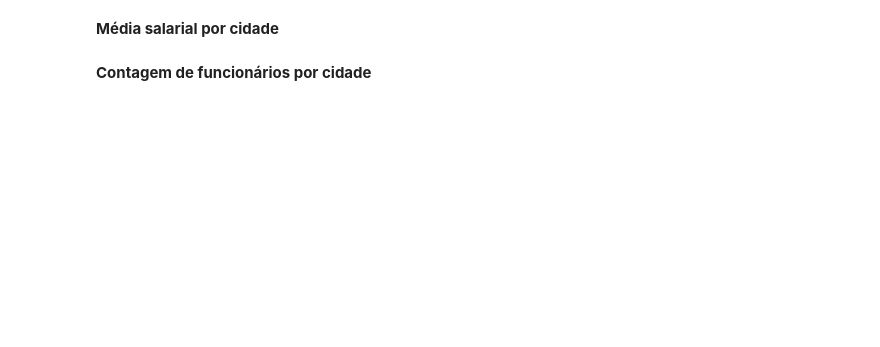
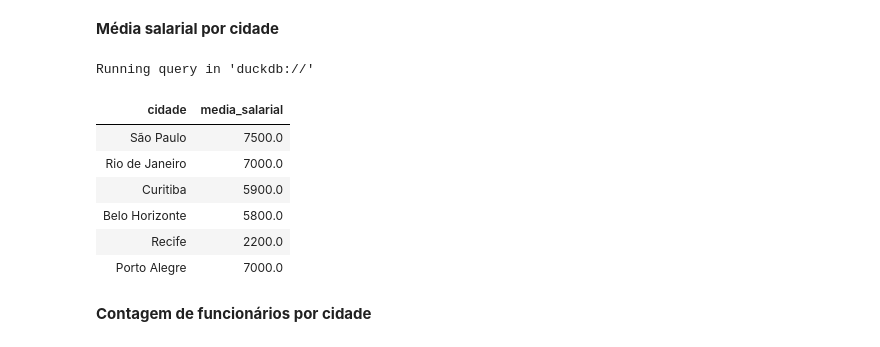
Before and after one commit to wallingson12/SQL, a Jupyter notebook: SQL_QUERYS.ipynb, the cells around one changed output. Saved outputs shown, nothing was run; the diff lists cells and outputs as text; code cells hidden in the pictures; blank space fills up the shorter version.

```diff
--- a/SQL_QUERYS.ipynb
+++ b/SQL_QUERYS.ipynb
@@ -210,9 +351,18 @@ WHERE ci.nome IN ('São Paulo', 'Curitiba');
 # %%
 %%sql
 SELECT ci.nome AS cidade, AVG(f.salario) AS media_salarial
 FROM funcionarios f
-JOIN cidades ci ON f.id_cidade = ci.id_cidade
+JOIN cidades ci ON f.cidade_id = ci.id
 GROUP BY ci.nome;
+# %% [output]
+Running query in 'duckdb://'
+| cidade | media_salarial |
+| São Paulo | 7500.0 |
+| Rio de Janeiro | 7000.0 |
+| Curitiba | 5900.0 |
+| Belo Horizonte | 5800.0 |
+| Recife | 2200.0 |
+| Porto Alegre | 7000.0 |
 # %% [markdown]
 **Contagem de funcionários por cidade**
 # %%
```
Also changed, not shown: parts of 16 cells of this notebook.
